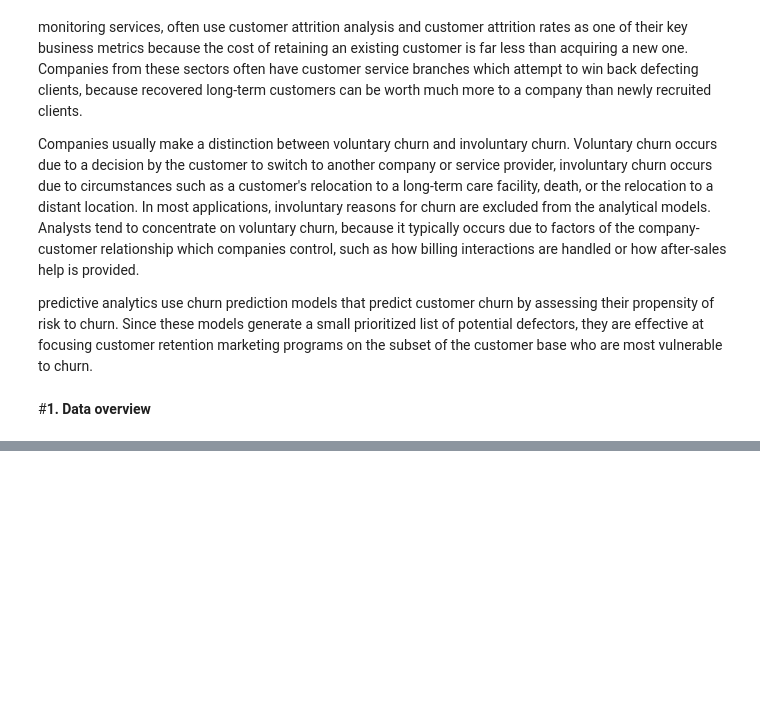
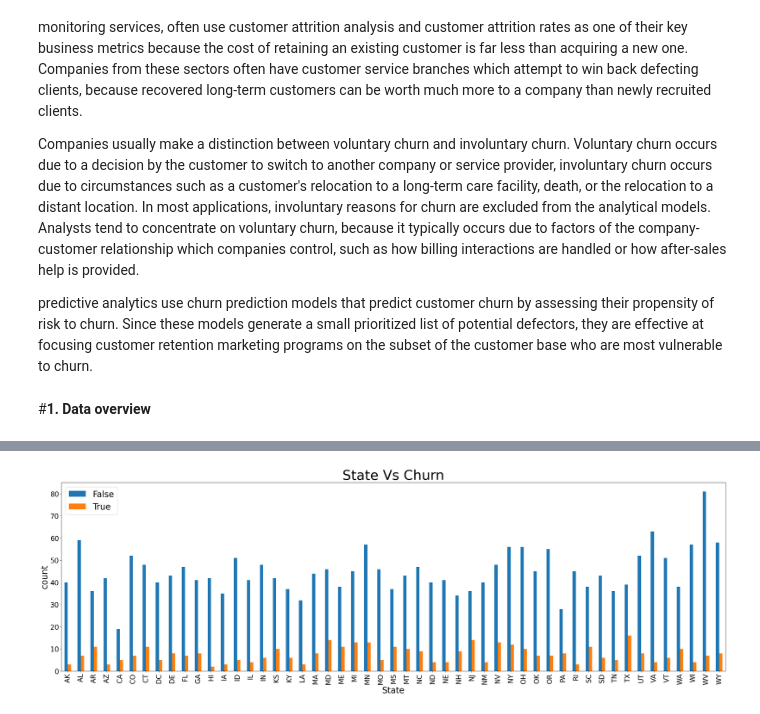
Before and after one commit to fishitmo/Takeobds, a Jupyter notebook: Customer_churn_prediction_Telecom_Churn_Dataset.ipynb, the cells around one changed output, grey strips where cells are left out. Saved outputs shown, nothing was run; the diff lists cells and outputs as text; code cells hidden in the pictures; blank space fills up the shorter version.

```diff
--- a/Customer_churn_prediction_Telecom_Churn_Dataset.ipynb
+++ b/Customer_churn_prediction_Telecom_Churn_Dataset.ipynb
@@ -521,0 +183,17 @@ plot_radar(dat_rad, 0, "Not churn customers")
+# %%
+#Relationational bar graph for checking data distribution with respect to target variable
+def diff_bar(x,y):
+
+    train.groupby([x,y]).size().unstack(level=-1).plot(kind='bar', figsize=(35,10))
+    plt.xlabel(x,fontsize= 25)
+    plt.ylabel('count',fontsize= 25)
+    plt.legend(loc=0,fontsize= 25)
+    plt.xticks(fontsize=20)
+    plt.yticks(fontsize=20)
+    plt.title("{X} Vs {Y}".format(X=x,Y=y),fontsize = 40)
+    plt.show()
+# %%
+#State Wise Churning of customer
+diff_bar('State','Churn')
+# %% [output]
+[figure, added]
```
Also changed, not shown: parts of 136 cells of this notebook.
